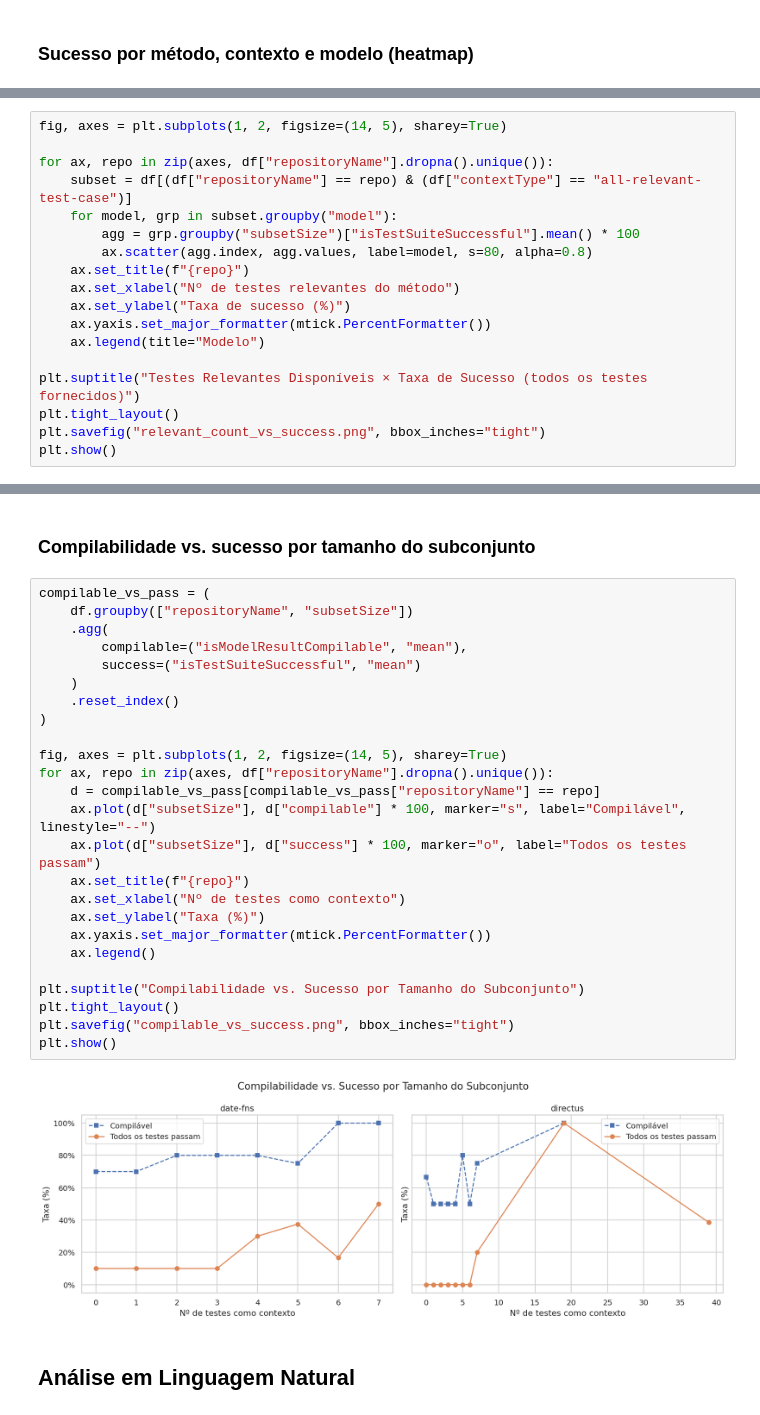
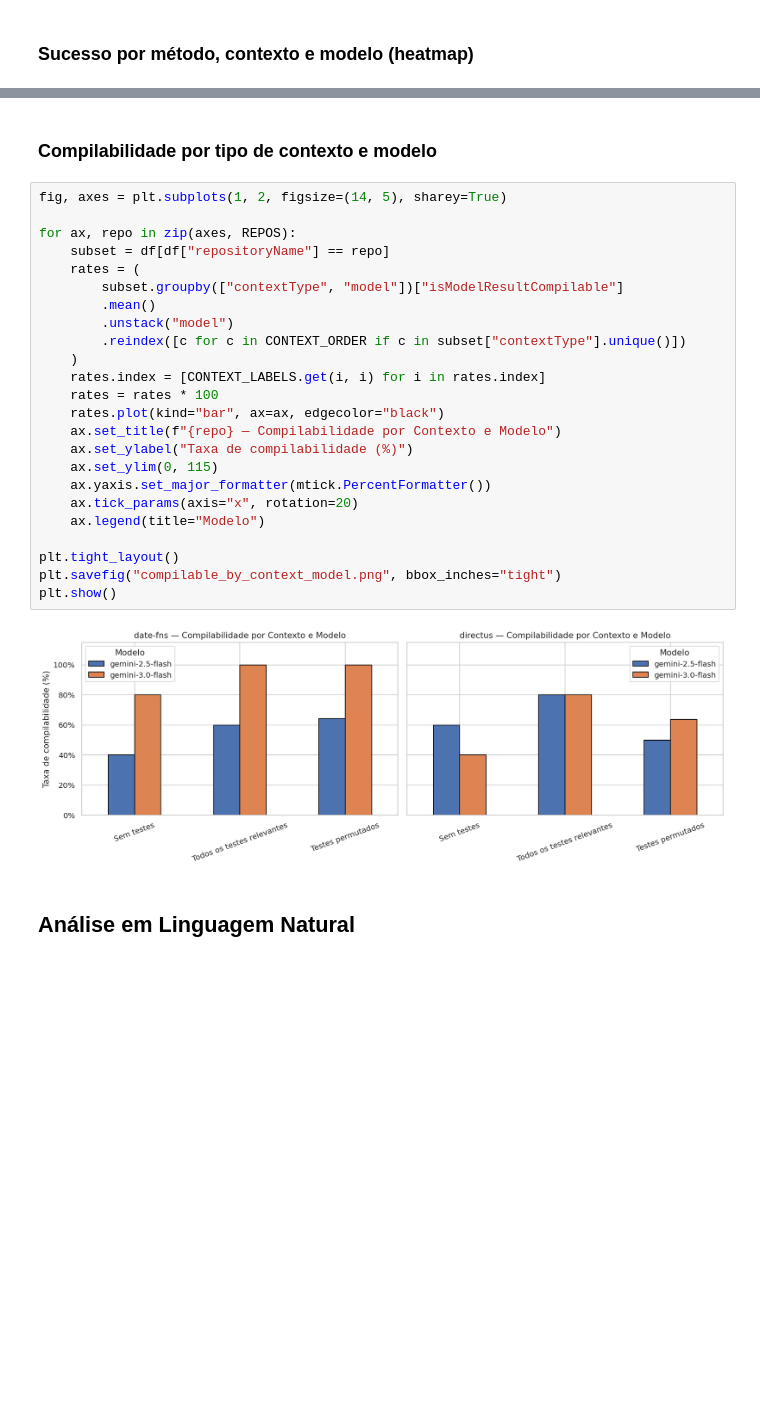
Before and after one commit to guilhermebkel/vem2026-test-driven-prompting, a Jupyter notebook: research/analysis.ipynb, the cells around one changed output, grey strips where cells are left out. Saved outputs shown, nothing was run; the diff lists cells and outputs as text; blank space fills up the shorter version.

```diff
--- a/research/analysis.ipynb
+++ b/research/analysis.ipynb
@@ -205,18 +153,0 @@ else:
-# %%
-fig, axes = plt.subplots(1, 2, figsize=(14, 5), sharey=True)
-
-for ax, repo in zip(axes, df["repositoryName"].dropna().unique()):
-    subset = df[(df["repositoryName"] == repo) & (df["contextType"] == "all-relevant-test-case")]
-    for model, grp in subset.groupby("model"):
-        agg = grp.groupby("subsetSize")["isTestSuiteSuccessful"].mean() * 100
-        ax.scatter(agg.index, agg.values, label=model, s=80, alpha=0.8)
-    ax.set_title(f"{repo}")
-    ax.set_xlabel("Nº de testes relevantes do método")
-    ax.set_ylabel("Taxa de sucesso (%)")
-    ax.yaxis.set_major_formatter(mtick.PercentFormatter())
-    ax.legend(title="Modelo")
-
-plt.suptitle("Testes Relevantes Disponíveis × Taxa de Sucesso (todos os testes fornecidos)")
-plt.tight_layout()
-plt.savefig("relevant_count_vs_success.png", bbox_inches="tight")
-plt.show()
@@ -225,32 +154,31 @@ plt.show()
 # %% [markdown]
-### Compilabilidade vs. sucesso por tamanho do subconjunto
+### Compilabilidade por tipo de contexto e modelo
 # %%
-compilable_vs_pass = (
-    df.groupby(["repositoryName", "subsetSize"])
-    .agg(
-        compilable=("isModelResultCompilable", "mean"),
-        success=("isTestSuiteSuccessful", "mean")
+fig, axes = plt.subplots(1, 2, figsize=(14, 5), sharey=True)
+
+for ax, repo in zip(axes, REPOS):
+    subset = df[df["repositoryName"] == repo]
+    rates = (
+        subset.groupby(["contextType", "model"])["isModelResultCompilable"]
+        .mean()
+        .unstack("model")
+        .reindex([c for c in CONTEXT_ORDER if c in subset["contextType"].unique()])
     )
-    .reset_index()
-)
+    rates.index = [CONTEXT_LABELS.get(i, i) for i in rates.index]
+    rates = rates * 100
+    rates.plot(kind="bar", ax=ax, edgecolor="black")
+    ax.set_title(f"{repo} — Compilabilidade por Contexto e Modelo")
+    ax.set_ylabel("Taxa de compilabilidade (%)")
+    ax.set_ylim(0, 115)
+    ax.yaxis.set_major_formatter(mtick.PercentFormatter())
+    ax.tick_params(axis="x", rotation=20)
+    ax.legend(title="Modelo")
 
-fig, axes = plt.subplots(1, 2, figsize=(14, 5), sharey=True)
-for ax, repo in zip(axes, df["repositoryName"].dropna().unique()):
-    d = compilable_vs_pass[compilable_vs_pass["repositoryName"] == repo]
-    ax.plot(d["subsetSize"], d["compilable"] * 100, marker="s", label="Compilável", linestyle="--")
-    ax.plot(d["subsetSize"], d["success"] * 100, marker="o", label="Todos os testes passam")
-    ax.set_title(f"{repo}")
-    ax.set_xlabel("Nº de testes como contexto")
-    ax.set_ylabel("Taxa (%)")
-    ax.yaxis.set_major_formatter(mtick.PercentFormatter())
-    ax.legend()
-
-plt.suptitle("Compilabilidade vs. Sucesso por Tamanho do Subconjunto")
 plt.tight_layout()
-plt.savefig("compilable_vs_success.png", bbox_inches="tight")
+plt.savefig("compilable_by_context_model.png", bbox_inches="tight")
 plt.show()
 # %% [output]
-[figure, old version]
+[figure, new version]
 # %% [markdown]
 ## Análise em Linguagem Natural
 # %% [markdown]
```
Also changed, not shown: parts of 9 cells of this notebook, 16 other files.
